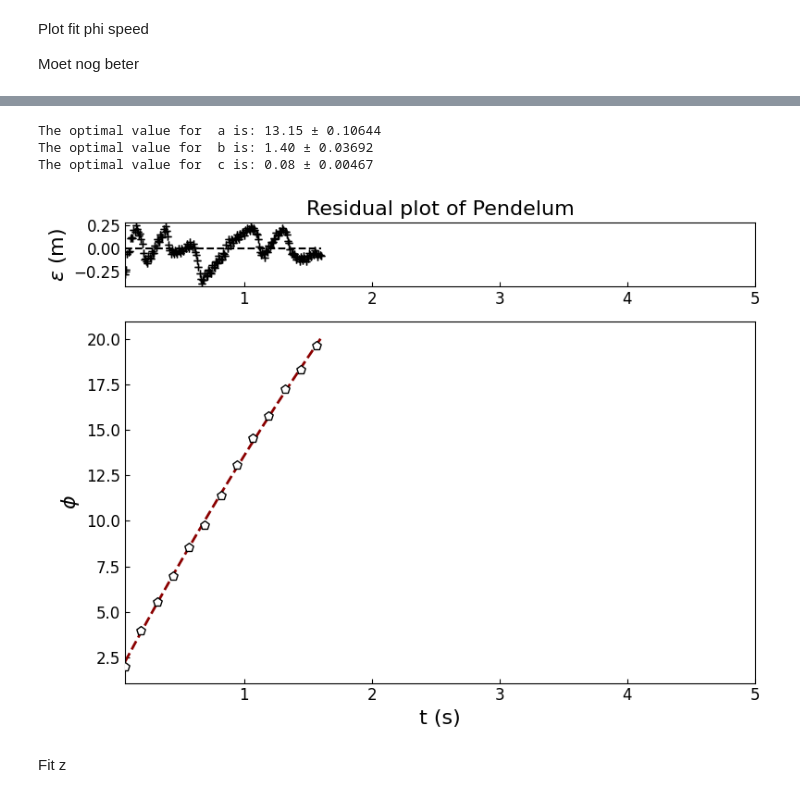
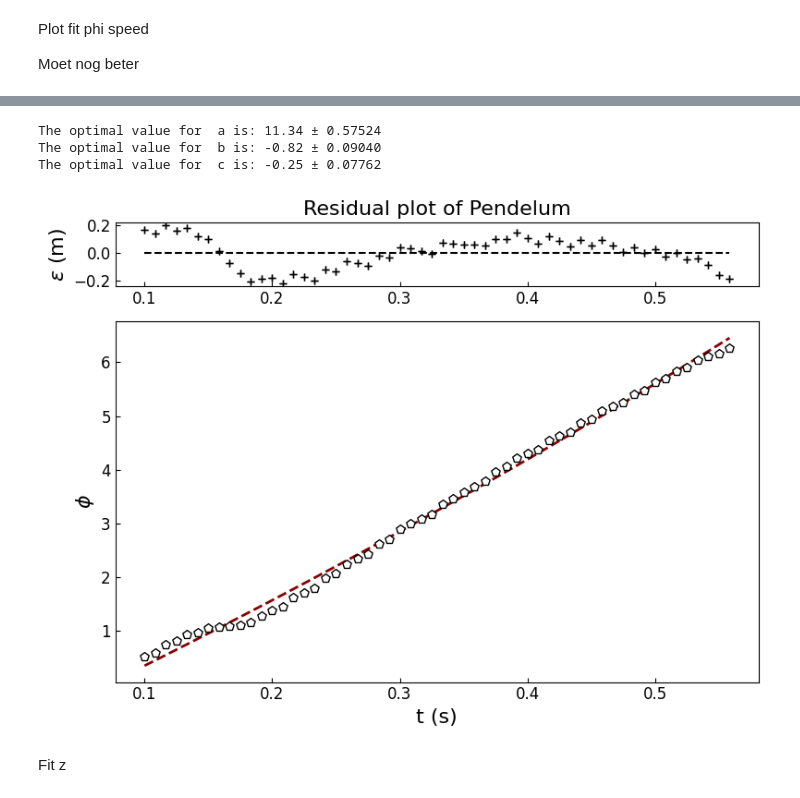
Before and after one commit to Oengaboenga/NSP-2-Jonathan-en-Bryan, a Jupyter notebook: Analyse_meting_6_UIT.ipynb, the cells around one changed output, grey strips where cells are left out. Cells and saved outputs as stored; diff of their text form; code cells hidden in the pictures.

```diff
--- a/Analyse_meting_6_UIT.ipynb
+++ b/Analyse_meting_6_UIT.ipynb
@@ -26,6 +26,7 @@ Xpos = [x for x in Xpos if str(x) != 'nan']
 Ypos = [x for x in Ypos if str(x) != 'nan']
 
 # Er moet nog een juiste scaling factor komen voor de afstand per pixel
-t =np.asarray(t[1:15000])
-x = np.asarray(Xpos[1:15000])
-y = np.asarray(Ypos[1:15000])
+t =np.asarray(t[9:65])
+x = np.asarray(Xpos[9:65])
+y = np.asarray(Ypos[9:65])
+print(len(y))
@@ -160,40 +163,40 @@ The optimal value for  b is: 1.87 ± 0.03343
 def phi_demping_model(t,a,b,c):
     return a*t*np.exp(-c*t) + b
 
 popt_phi_demping, pcov_phi_demping = curve_fit(phi_demping_model,t,phi_sum,p0=[17.8,-5.58,0.08],bounds = ([-100,-10,-1],[100,100,5]))
 
 parameter_phi_demping = ['a', 'b', 'c']
 for i in range (3):
     print("The optimal value for ", parameter_phi_demping[i], 'is:', "{:.2f}".format(popt_phi_demping[i]), '\u00B1', "{:.5f}".format(np.sqrt(pcov_phi_demping[i,i])))
 
 fig = plt.figure(figsize=(8,6))
 gs = gridspec.GridSpec(5, 4) #Creates a grid of 6 rows and 4 columns.
 axes_main = plt.subplot(gs[1:5, :4]) #Main axis goes from row 1 to 6.
 axes_residuals = plt.subplot(gs[0, :4],sharex=axes_main) #Residual axis is row 0.
 
 axes_main.tick_params(axis='both',direction ='in',labelsize=12)
-axes_main.scatter(t[::15],phi_sum[::15],color='black', marker = 'p',ec='black',fc='white',s=50,zorder=3)
+axes_main.scatter(t[::1],phi_sum[::1],color='black', marker = 'p',ec='black',fc='white',s=50,zorder=3)
 axes_main.plot(t,phi_demping_model(t,*popt_phi_demping),color='darkred',ls='--', lw=2)
 axes_main.set_xlabel('t (s)',fontsize=16)
 axes_main.set_ylabel('$\phi$',fontsize=16)
-axes_main.set_xlim(np.min(t),5)
+# axes_main.set_xlim(np.min(t),5)
 
 axes_residuals.tick_params(axis='both',direction ='in',labelsize=12)
 axes_residuals.set_title('Residual plot of Pendelum',fontsize=16)
 axes_residuals.errorbar(t,phi_sum-phi_demping_model(t,*popt_phi_demping),xerr=0,yerr=0,fmt='none',
                         color='black',ecolor='black',capsize=3)
 axes_residuals.hlines(0,np.min(t),np.max(t),color='black',ls='--')
 axes_residuals.set_ylabel(r'$\epsilon$ (m)',fontsize=16)
-axes_residuals.set_xlim(np.min(t),5)
+# axes_residuals.set_xlim(np.min(t),5)
 
 plt.tight_layout()
 plt.show()
 plt.close()
 # %% [output]
-The optimal value for  a is: 13.15 ± 0.10644
-The optimal value for  b is: 1.40 ± 0.03692
-The optimal value for  c is: 0.08 ± 0.00467
+The optimal value for  a is: 11.34 ± 0.57524
+The optimal value for  b is: -0.82 ± 0.09040
+The optimal value for  c is: -0.25 ± 0.07762
-[figure, old version]
+[figure, new version]
 # %% [markdown]
 Fit z
 # %%
```
Also changed, not shown: parts of 8 cells of this notebook, 7 other files.
